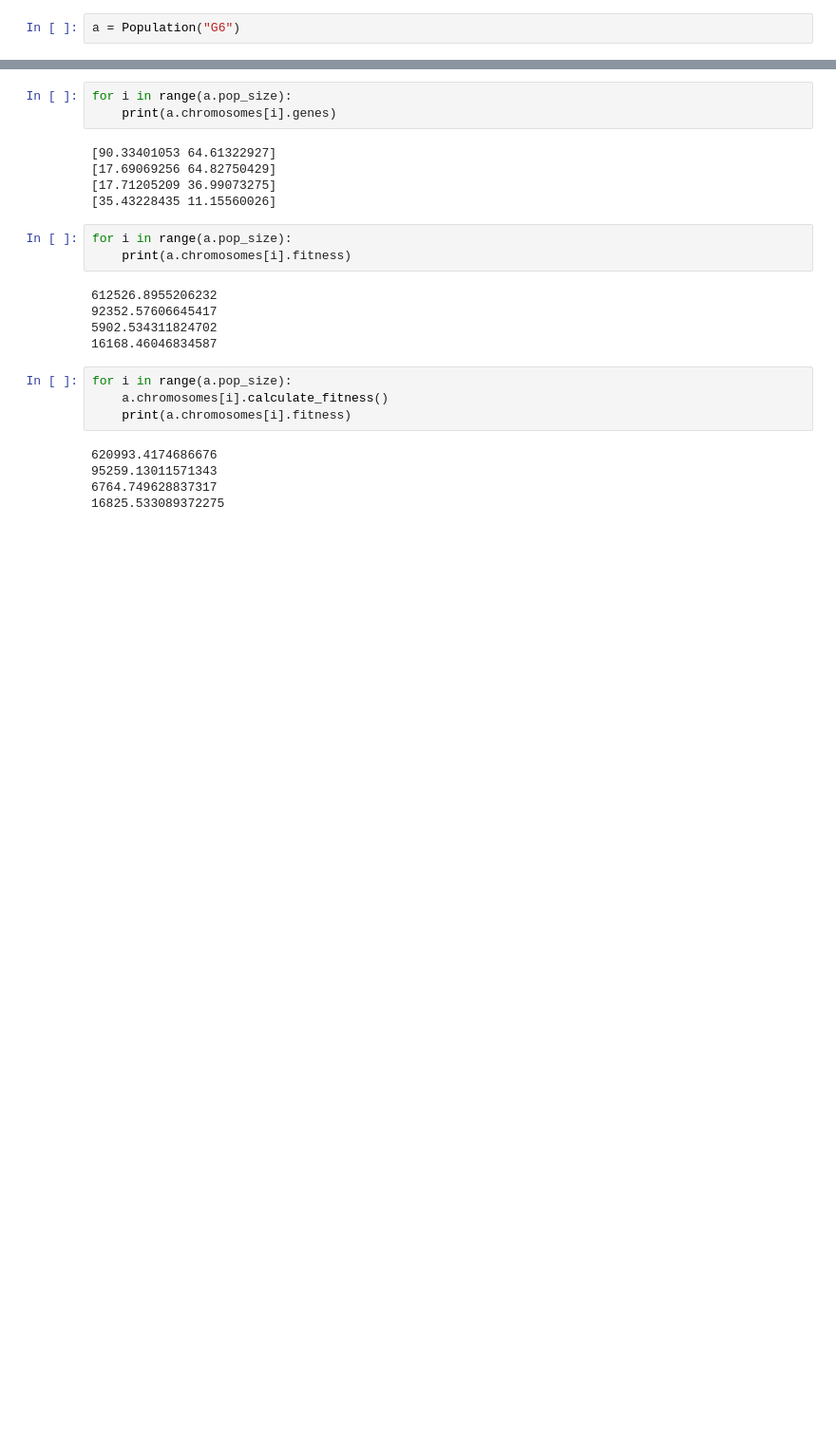
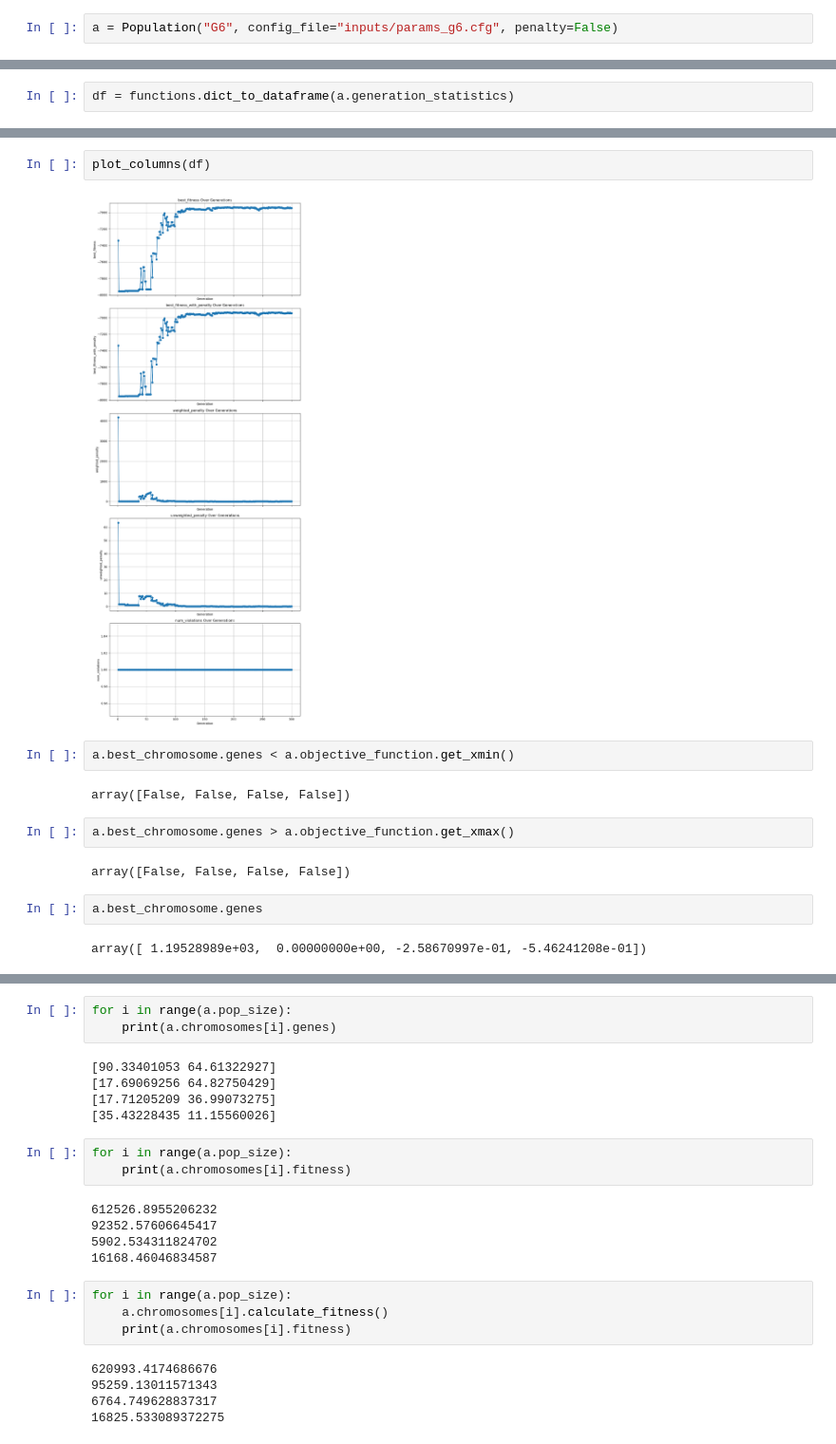
Before and after one commit to LosPadrinosMemens/HW3_Evolutionary_Computation-, a Jupyter notebook: main.ipynb, the cells around one changed output, grey strips where cells are left out. Shown: that part at 95% size. Cells and saved outputs as stored; diff of their text form; blank space fills up the shorter version.

```diff
--- a/main.ipynb
+++ b/main.ipynb
@@ -16,2 +6,2 @@ NameError: name 'obj_func' is not defined
 # %%
-a = Population("G6")
+a = Population("G6", config_file="inputs/params_g6.cfg", penalty=False)
@@ -17,0 +10,2 @@ a = Population("G6")
+# %%
+df = functions.dict_to_dataframe(a.generation_statistics)
@@ -17,0 +49,16 @@ a = Population("G6")
+# %%
+plot_columns(df)
+# %% [output]
+[figure, added]
+# %%
+a.best_chromosome.genes < a.objective_function.get_xmin()
+# %% [output]
+array([False, False, False, False])
+# %%
+a.best_chromosome.genes > a.objective_function.get_xmax()
+# %% [output]
+array([False, False, False, False])
+# %%
+a.best_chromosome.genes
+# %% [output]
+array([ 1.19528989e+03,  0.00000000e+00, -2.58670997e-01, -5.46241208e-01])
```
Also changed, not shown: parts of 20 cells of this notebook, 8 other files.
